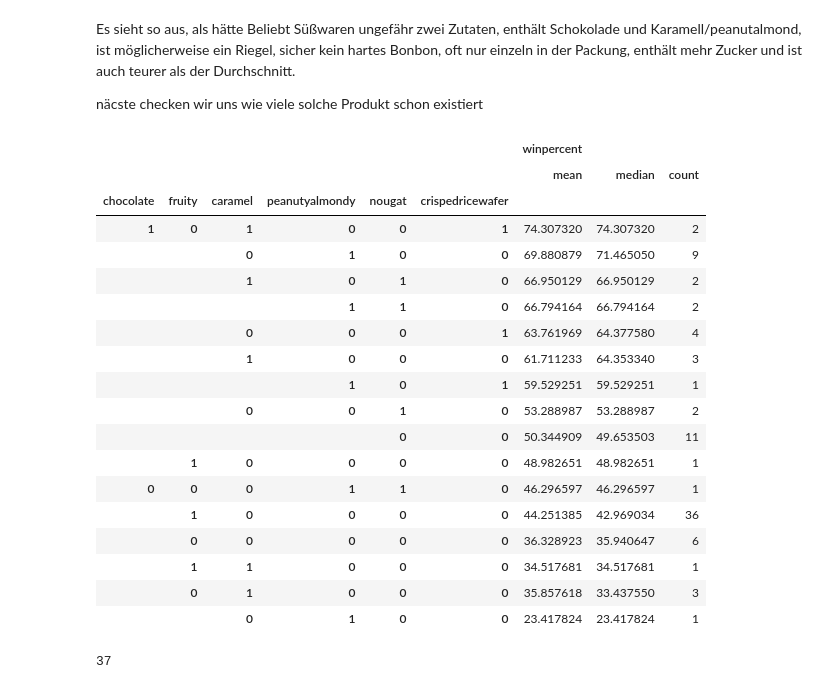
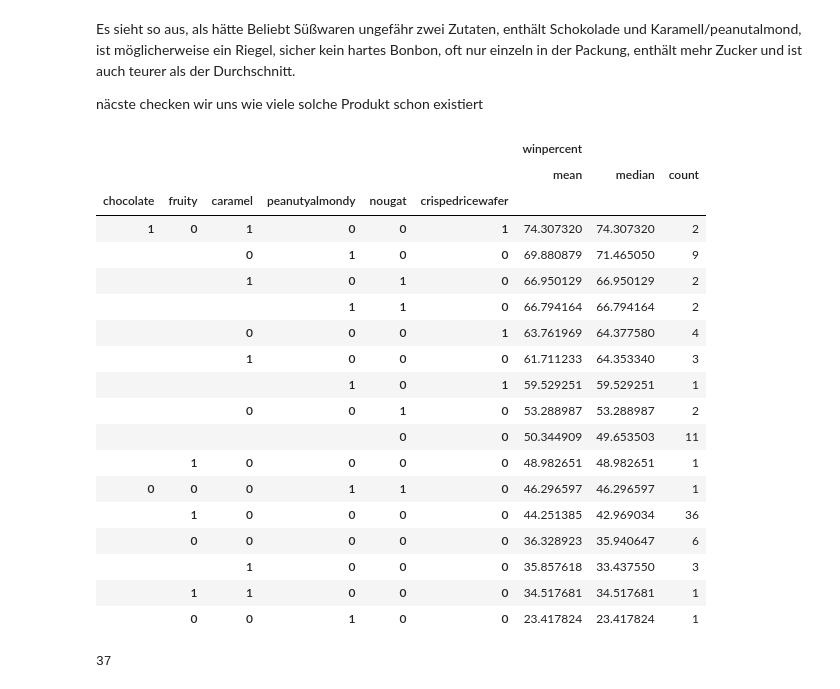
Before and after one commit to amanda8412383/candy_ranking, a Jupyter notebook: etl.ipynb, the cells around one changed output. Saved outputs shown, nothing was run; the diff lists cells and outputs as text; code cells hidden in the pictures.

```diff
--- a/etl.ipynb
+++ b/etl.ipynb
@@ -132,27 +132,27 @@ Es sieht so aus, als hätte Beliebt Süßwaren ungefähr zwei Zutaten, enthält
 
 näcste checken wir uns wie viele solche Produkt schon existiert
 # %%
-df_anzahl.groupby(zutaten).aggregate({'winpercent': ['mean', 'median', 'count']}).sort_values((      'winpercent',   'median'), ascending=False)
+df_anzahl.groupby(zutaten).aggregate({'winpercent': ['mean', 'median', 'count']}).sort_values((      'winpercent',   'mean'), ascending=False)
 # %% [output]
 |  |  |  |  |  |  | winpercent |  |  |
 |  |  |  |  |  |  | mean | median | count |
 | chocolate | fruity | caramel | peanutyalmondy | nougat | crispedricewafer |  |  |  |
 | 1 | 0 | 1 | 0 | 0 | 1 | 74.307320 | 74.307320 | 2 |
 |  |  | 0 | 1 | 0 | 0 | 69.880879 | 71.465050 | 9 |
 |  |  | 1 | 0 | 1 | 0 | 66.950129 | 66.950129 | 2 |
 |  |  |  | 1 | 1 | 0 | 66.794164 | 66.794164 | 2 |
 |  |  | 0 | 0 | 0 | 1 | 63.761969 | 64.377580 | 4 |
 |  |  | 1 | 0 | 0 | 0 | 61.711233 | 64.353340 | 3 |
 |  |  |  | 1 | 0 | 1 | 59.529251 | 59.529251 | 1 |
 |  |  | 0 | 0 | 1 | 0 | 53.288987 | 53.288987 | 2 |
 |  |  |  |  | 0 | 0 | 50.344909 | 49.653503 | 11 |
 |  | 1 | 0 | 0 | 0 | 0 | 48.982651 | 48.982651 | 1 |
 | 0 | 0 | 0 | 1 | 1 | 0 | 46.296597 | 46.296597 | 1 |
 |  | 1 | 0 | 0 | 0 | 0 | 44.251385 | 42.969034 | 36 |
 |  | 0 | 0 | 0 | 0 | 0 | 36.328923 | 35.940647 | 6 |
+|  |  | 1 | 0 | 0 | 0 | 35.857618 | 33.437550 | 3 |
 |  | 1 | 1 | 0 | 0 | 0 | 34.517681 | 34.517681 | 1 |
-|  | 0 | 1 | 0 | 0 | 0 | 35.857618 | 33.437550 | 3 |
-|  |  | 0 | 1 | 0 | 0 | 23.417824 | 23.417824 | 1 |
+|  | 0 | 0 | 1 | 0 | 0 | 23.417824 | 23.417824 | 1 |
 # %%
 def df_filter(df, variable, wert):
     df_new = df[df[variable] == wert]
```
Also changed, not shown: parts of 3 cells of this notebook, 1 other file.
